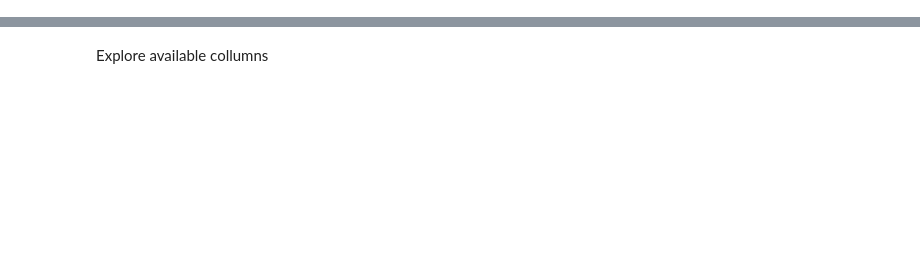
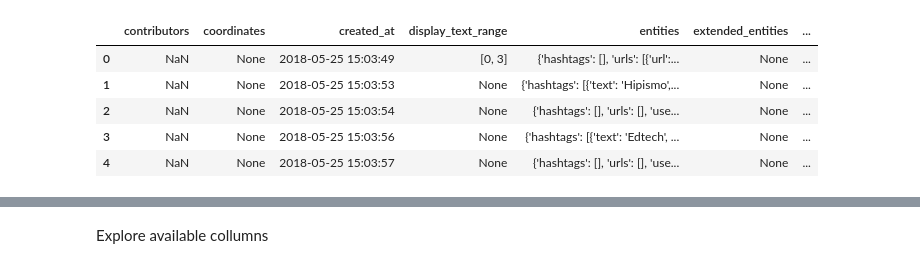
Before and after one commit to WoutLamers/MappingDSITweets, a Jupyter notebook: notebook/network_viz/network_notebook - Copy.ipynb, the cells around one changed output, grey strips where cells are left out. Saved outputs shown, nothing was run; the diff lists cells and outputs as text; code cells hidden in the pictures; blank space fills up the shorter version.

```diff
--- a/notebook/network_viz/network_notebook - Copy.ipynb
+++ b/notebook/network_viz/network_notebook - Copy.ipynb
@@ -11 +18,11 @@ import ast
+# %%
+df_100 = df.head(100)
+df_100.head()
+# %% [output]
+|  | contributors | coordinates | created_at | display_text_range | entities | extended_entities | ... |
+| 0 | NaN | None | 2018-05-25 15:03:49 | [0, 3] | {'hashtags': [], 'urls': [{'url':... | None | ... |
+| 1 | NaN | None | 2018-05-25 15:03:53 | None | {'hashtags': [{'text': 'Hipismo',... | None | ... |
+| 2 | NaN | None | 2018-05-25 15:03:54 | None | {'hashtags': [], 'urls': [], 'use... | None | ... |
+| 3 | NaN | None | 2018-05-25 15:03:56 | None | {'hashtags': [{'text': 'Edtech', ... | None | ... |
+| 4 | NaN | None | 2018-05-25 15:03:57 | None | {'hashtags': [], 'urls': [], 'use... | None | ... |
 # %%
```
Also changed, not shown: parts of 36 cells of this notebook, 2 other files.
